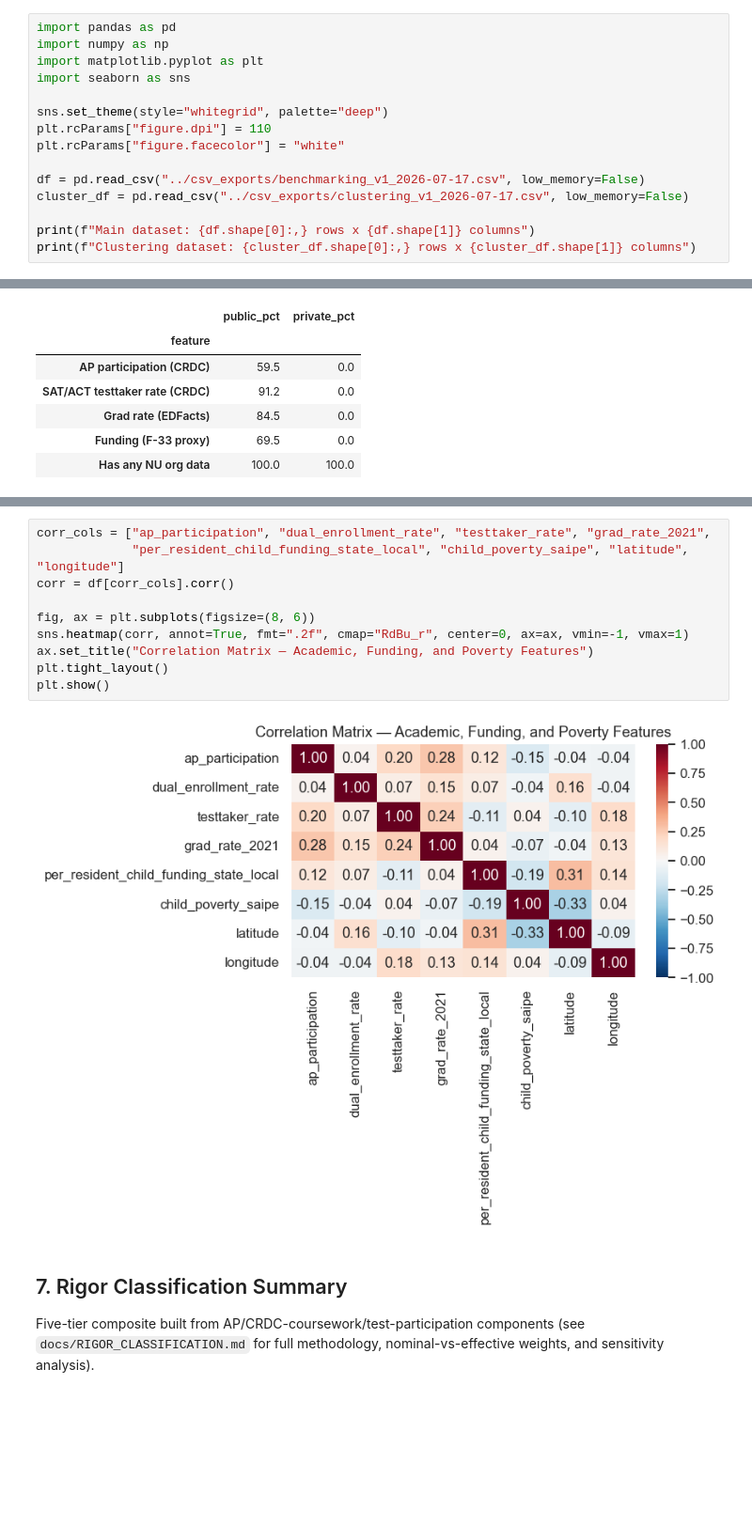
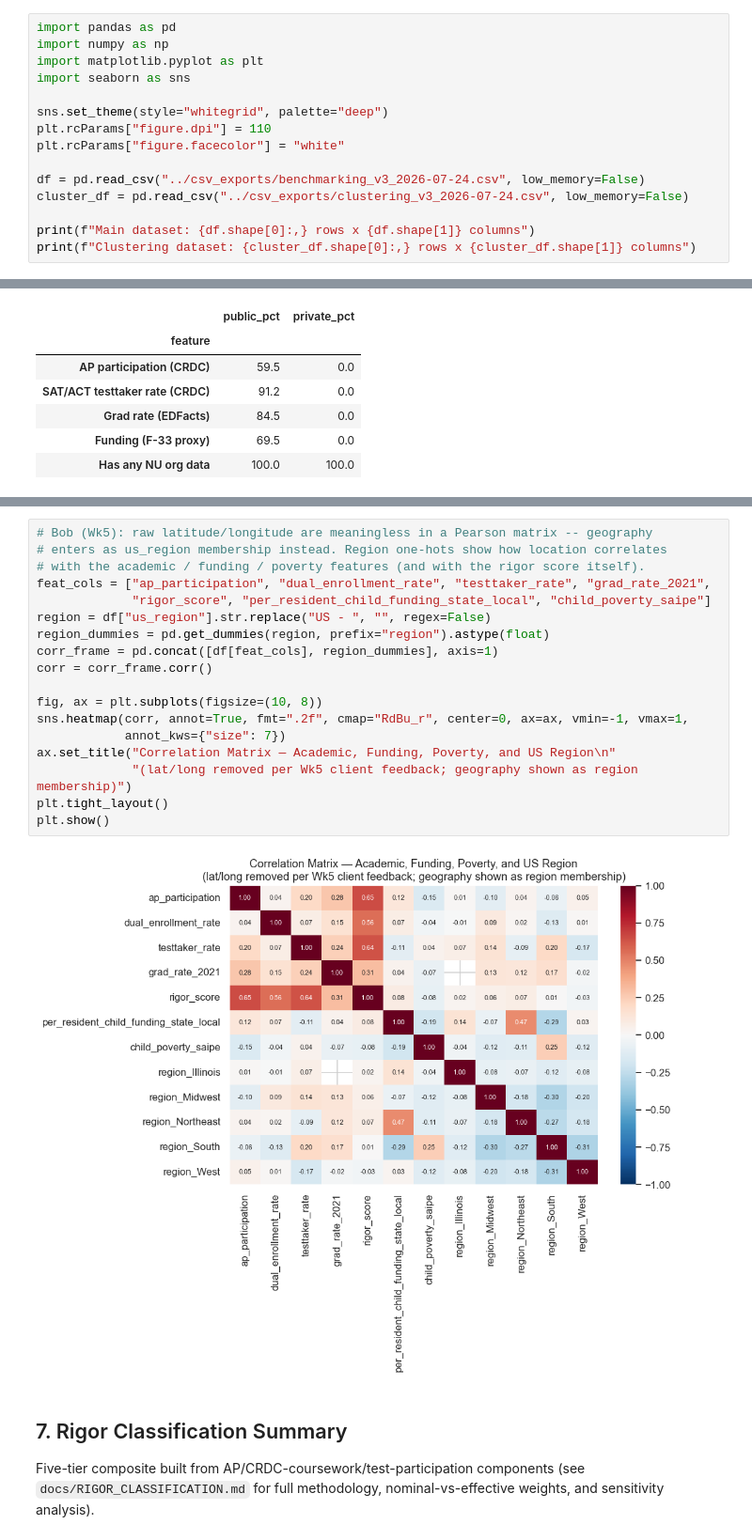
Before and after one commit to mchalekson/498-capstone, a Jupyter notebook: notebooks/EDA_Data_Analysis_Report.ipynb, the cells around one changed output, grey strips where cells are left out. Shown at 94% size. Drawn from its saved outputs; the diff is of its cells as text; blank space fills up the shorter version.

```diff
--- a/notebooks/EDA_Data_Analysis_Report.ipynb
+++ b/notebooks/EDA_Data_Analysis_Report.ipynb
@@ -23,8 +23,8 @@ sns.set_theme(style="whitegrid", palette="deep")
 plt.rcParams["figure.dpi"] = 110
 plt.rcParams["figure.facecolor"] = "white"
 
-df = pd.read_csv("../csv_exports/benchmarking_v1_2026-07-17.csv", low_memory=False)
-cluster_df = pd.read_csv("../csv_exports/clustering_v1_2026-07-17.csv", low_memory=False)
+df = pd.read_csv("../csv_exports/benchmarking_v3_2026-07-24.csv", low_memory=False)
+cluster_df = pd.read_csv("../csv_exports/clustering_v3_2026-07-24.csv", low_memory=False)
 
 print(f"Main dataset: {df.shape[0]:,} rows x {df.shape[1]} columns")
 print(f"Clustering dataset: {cluster_df.shape[0]:,} rows x {cluster_df.shape[1]} columns")
@@ -199,15 +249,23 @@ shown here as a heatmap for direct visual inspection.
 # %%
-corr_cols = ["ap_participation", "dual_enrollment_rate", "testtaker_rate", "grad_rate_2021",
-             "per_resident_child_funding_state_local", "child_poverty_saipe", "latitude", "longitude"]
-corr = df[corr_cols].corr()
+# Bob (Wk5): raw latitude/longitude are meaningless in a Pearson matrix -- geography
+# enters as us_region membership instead. Region one-hots show how location correlates
+# with the academic / funding / poverty features (and with the rigor score itself).
+feat_cols = ["ap_participation", "dual_enrollment_rate", "testtaker_rate", "grad_rate_2021",
+             "rigor_score", "per_resident_child_funding_state_local", "child_poverty_saipe"]
+region = df["us_region"].str.replace("US - ", "", regex=False)
+region_dummies = pd.get_dummies(region, prefix="region").astype(float)
+corr_frame = pd.concat([df[feat_cols], region_dummies], axis=1)
+corr = corr_frame.corr()
 
-fig, ax = plt.subplots(figsize=(8, 6))
-sns.heatmap(corr, annot=True, fmt=".2f", cmap="RdBu_r", center=0, ax=ax, vmin=-1, vmax=1)
-ax.set_title("Correlation Matrix — Academic, Funding, and Poverty Features")
+fig, ax = plt.subplots(figsize=(10, 8))
+sns.heatmap(corr, annot=True, fmt=".2f", cmap="RdBu_r", center=0, ax=ax, vmin=-1, vmax=1,
+            annot_kws={"size": 7})
+ax.set_title("Correlation Matrix — Academic, Funding, Poverty, and US Region\n"
+             "(lat/long removed per Wk5 client feedback; geography shown as region membership)")
 plt.tight_layout()
 plt.show()
 # %% [output]
-[figure, old version]
+[figure, new version]
 # %% [markdown]
 ## 7. Rigor Classification Summary
 
```
Also changed, not shown: parts of 9 cells of this notebook, 29 other files.
